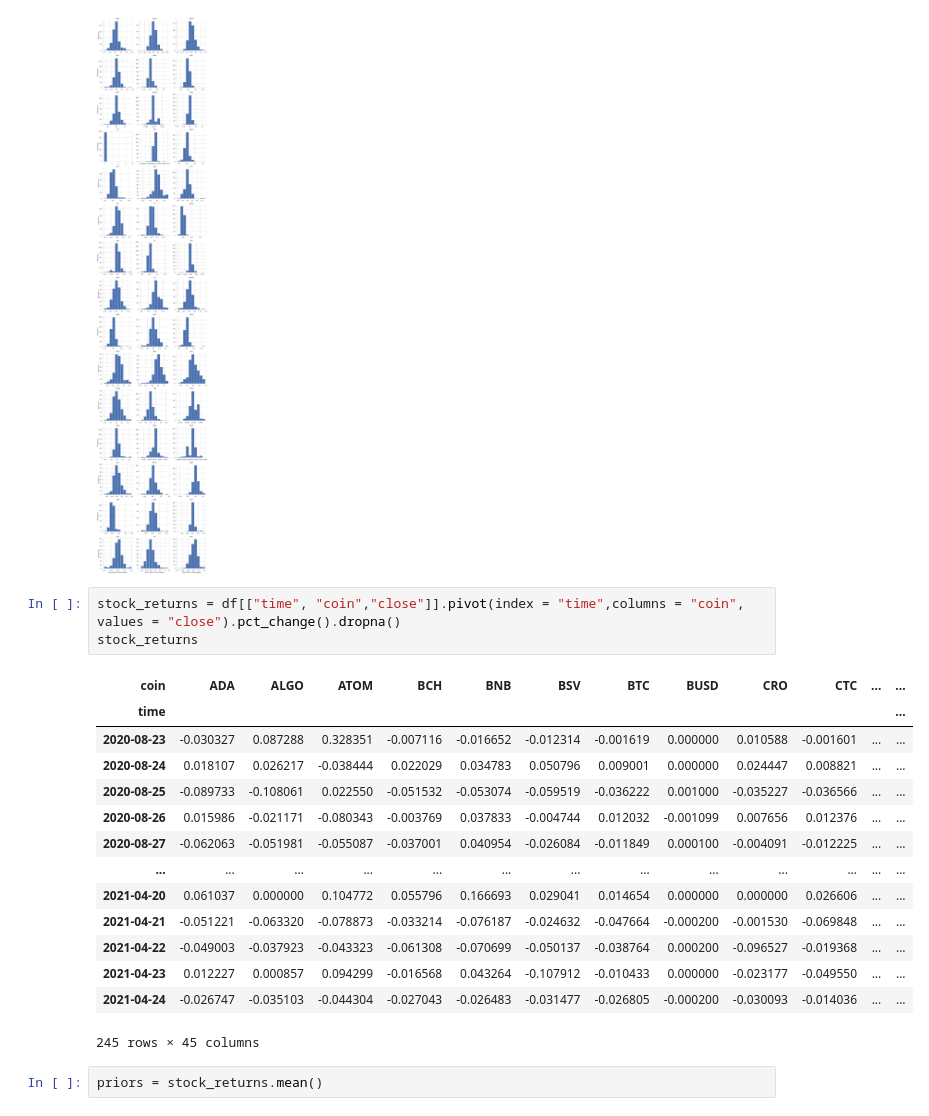
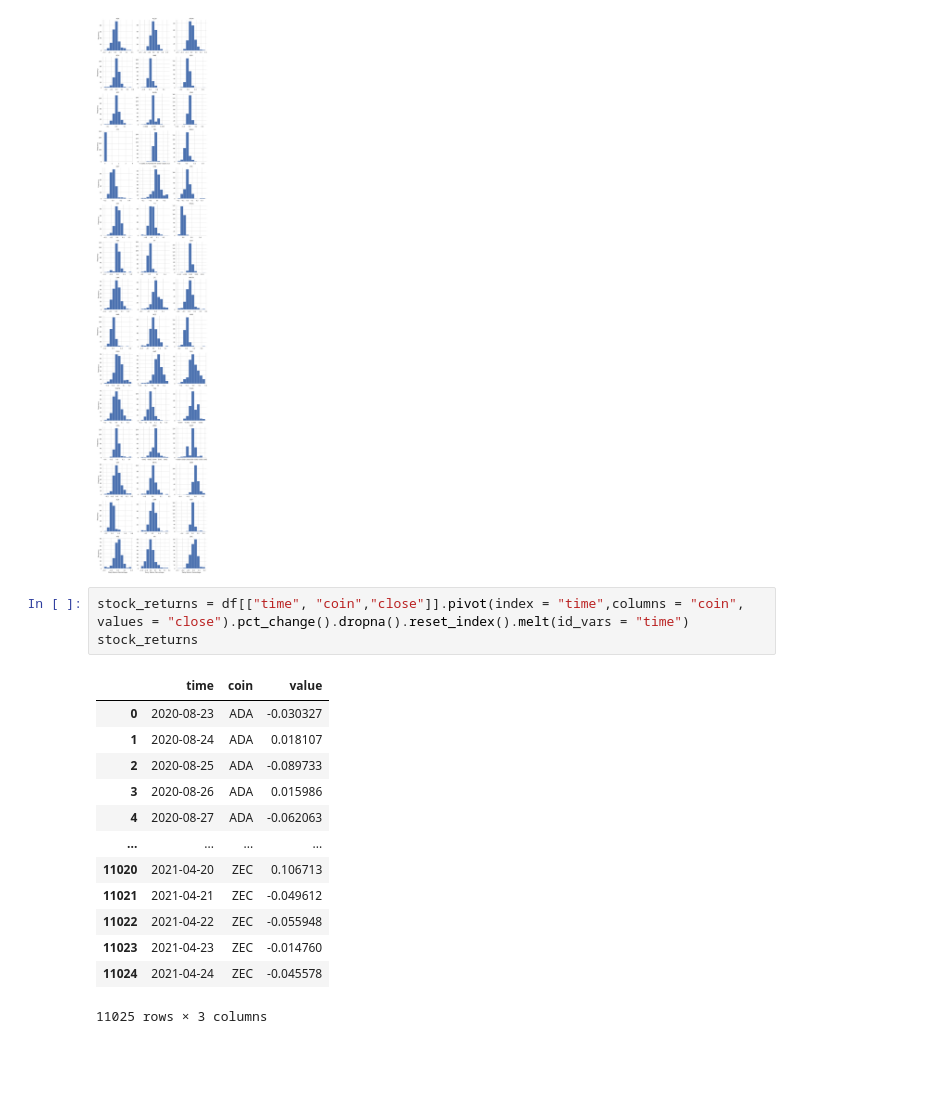
Before and after one commit to FedeScenna/Crypto_NetworkAnalysis, a Jupyter notebook: 04_ReturnAnalysis.ipynb, the cells around one changed output. Saved outputs shown, nothing was run; the diff lists cells and outputs as text; blank space fills up the shorter version.

Commit message:
Stock returns

```diff
--- a/04_ReturnAnalysis.ipynb
+++ b/04_ReturnAnalysis.ipynb
@@ -57,22 +57,19 @@ plt.show()
 # %% [output]
 [figure]
 # %%
-stock_returns = df[["time", "coin","close"]].pivot(index = "time",columns = "coin", values = "close").pct_change().dropna()
+stock_returns = df[["time", "coin","close"]].pivot(index = "time",columns = "coin", values = "close").pct_change().dropna().reset_index().melt(id_vars = "time")
 stock_returns
 # %% [output]
-| coin | ADA | ALGO | ATOM | BCH | BNB | BSV | BTC | BUSD | CRO | CTC | ... | ... |
-| time |  |  |  |  |  |  |  |  |  |  |  | ... |
-| 2020-08-23 | -0.030327 | 0.087288 | 0.328351 | -0.007116 | -0.016652 | -0.012314 | -0.001619 | 0.000000 | 0.010588 | -0.001601 | ... | ... |
-| 2020-08-24 | 0.018107 | 0.026217 | -0.038444 | 0.022029 | 0.034783 | 0.050796 | 0.009001 | 0.000000 | 0.024447 | 0.008821 | ... | ... |
-| 2020-08-25 | -0.089733 | -0.108061 | 0.022550 | -0.051532 | -0.053074 | -0.059519 | -0.036222 | 0.001000 | -0.035227 | -0.036566 | ... | ... |
-| 2020-08-26 | 0.015986 | -0.021171 | -0.080343 | -0.003769 | 0.037833 | -0.004744 | 0.012032 | -0.001099 | 0.007656 | 0.012376 | ... | ... |
-| 2020-08-27 | -0.062063 | -0.051981 | -0.055087 | -0.037001 | 0.040954 | -0.026084 | -0.011849 | 0.000100 | -0.004091 | -0.012225 | ... | ... |
-| ... | ... | ... | ... | ... | ... | ... | ... | ... | ... | ... | ... | ... |
-| 2021-04-20 | 0.061037 | 0.000000 | 0.104772 | 0.055796 | 0.166693 | 0.029041 | 0.014654 | 0.000000 | 0.000000 | 0.026606 | ... | ... |
-| 2021-04-21 | -0.051221 | -0.063320 | -0.078873 | -0.033214 | -0.076187 | -0.024632 | -0.047664 | -0.000200 | -0.001530 | -0.069848 | ... | ... |
-| 2021-04-22 | -0.049003 | -0.037923 | -0.043323 | -0.061308 | -0.070699 | -0.050137 | -0.038764 | 0.000200 | -0.096527 | -0.019368 | ... | ... |
-| 2021-04-23 | 0.012227 | 0.000857 | 0.094299 | -0.016568 | 0.043264 | -0.107912 | -0.010433 | 0.000000 | -0.023177 | -0.049550 | ... | ... |
-| 2021-04-24 | -0.026747 | -0.035103 | -0.044304 | -0.027043 | -0.026483 | -0.031477 | -0.026805 | -0.000200 | -0.030093 | -0.014036 | ... | ... |
+|  | time | coin | value |
+| 0 | 2020-08-23 | ADA | -0.030327 |
+| 1 | 2020-08-24 | ADA | 0.018107 |
+| 2 | 2020-08-25 | ADA | -0.089733 |
+| 3 | 2020-08-26 | ADA | 0.015986 |
+| 4 | 2020-08-27 | ADA | -0.062063 |
+| ... | ... | ... | ... |
+| 11020 | 2021-04-20 | ZEC | 0.106713 |
+| 11021 | 2021-04-21 | ZEC | -0.049612 |
+| 11022 | 2021-04-22 | ZEC | -0.055948 |
+| 11023 | 2021-04-23 | ZEC | -0.014760 |
+| 11024 | 2021-04-24 | ZEC | -0.045578 |
-245 rows × 45 columns
+11025 rows × 3 columns
-# %%
-priors = stock_returns.mean()
```
Also changed, not shown: parts of 4 cells of this notebook.
